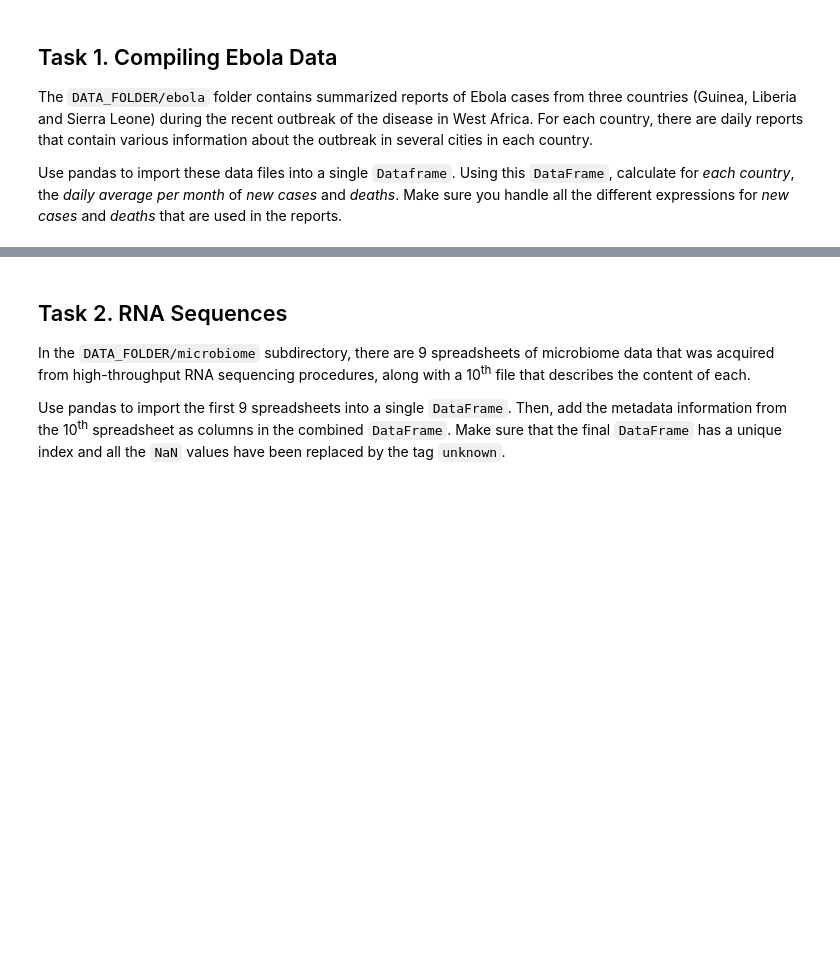
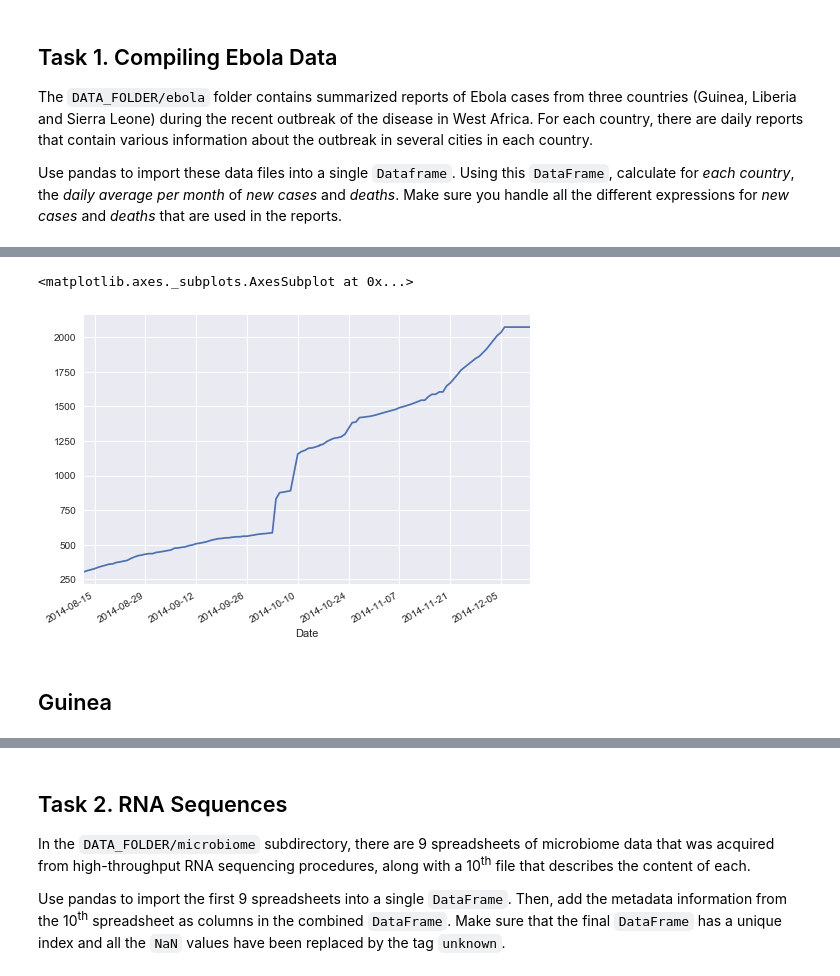
Before and after one commit to adamkozak/ADA2017-project, a Jupyter notebook: Homework/01 - Pandas and Data Wrangling/Homework 1.ipynb, the cells around one changed output, grey strips where cells are left out. Saved outputs shown, nothing was run; the diff lists cells and outputs as text; code cells hidden in the pictures; blank space fills up the shorter version.

```diff
--- a/Homework/01 - Pandas and Data Wrangling/Homework 1.ipynb
+++ b/Homework/01 - Pandas and Data Wrangling/Homework 1.ipynb
@@ -17,0 +269,3 @@ Make sure you handle all the different expressions for *new cases* and *deaths*
+# %%
+negatives = (sl['Deaths'].values[1:] - sl['Deaths'].values[:-1]).astype(int) < 0
+negatives
@@ -17,0 +307,7 @@ Make sure you handle all the different expressions for *new cases* and *deaths*
+# %%
+sl.loc[negatives, 'Deaths'] = np.round((sl.iloc[(indicies_negatives+1)]['Deaths'].values + sl.iloc[(indicies_negatives-1)]['Deaths'].values)/2)
+# %%
+sl['Deaths'].plot()
+# %% [output]
+<matplotlib.axes._subplots.AxesSubplot at 0x...>
+[figure, added]
@@ -17,0 +320,2 @@ Make sure you handle all the different expressions for *new cases* and *deaths*
+# %% [markdown]
+## Guinea
```
Also changed, not shown: parts of 53 cells of this notebook.
